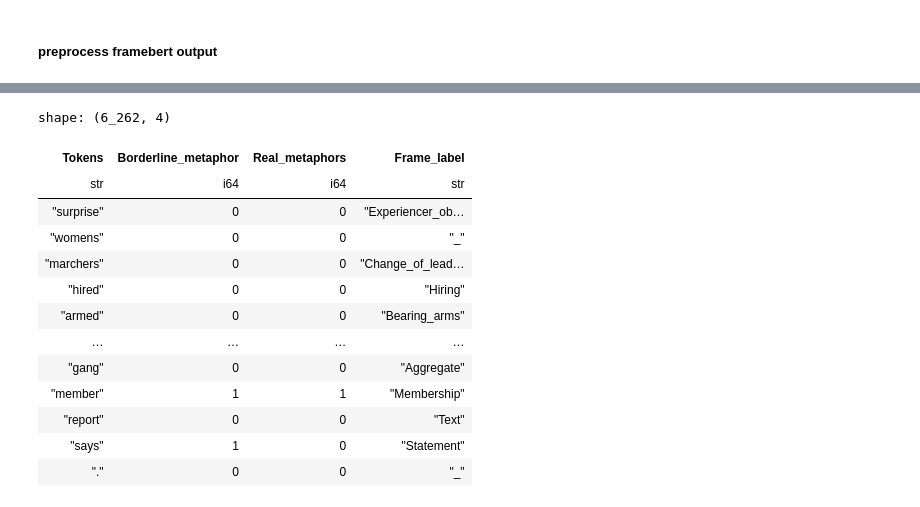
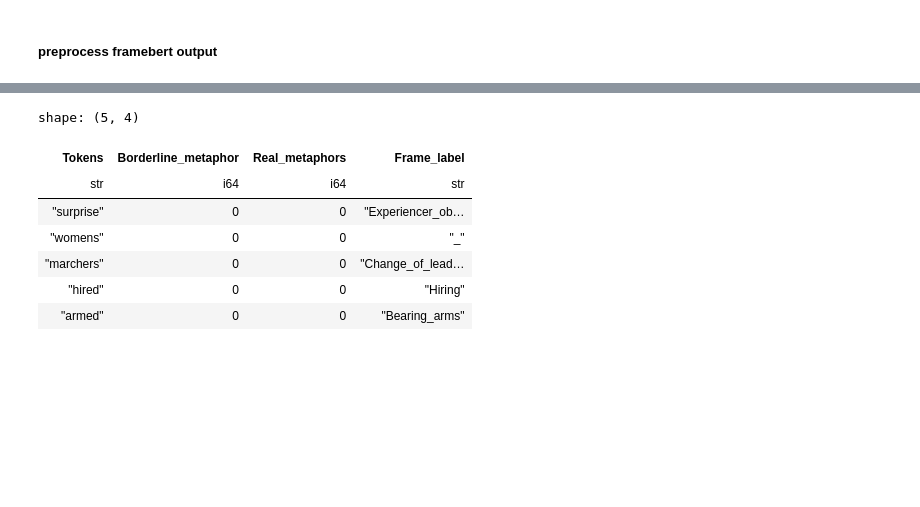
Before and after one commit to tatami-galaxy/sports-language-in-politics, a Jupyter notebook: experiments/notebooks/eval_political_posts_chatgpt.ipynb, the cells around one changed output, grey strips where cells are left out. Drawn from its saved outputs; the diff is of its cells as text; code cells hidden in the pictures; blank space fills up the shorter version.

```diff
--- a/experiments/notebooks/eval_political_posts_chatgpt.ipynb
+++ b/experiments/notebooks/eval_political_posts_chatgpt.ipynb
@@ -945,7 +945,7 @@ shape: (5, 6)
 #### FrameBERT filter on sem matching output
 # %%
 sem_df = pl.read_csv(data_dir+'sem_matching_responses_eval.csv')
-frame_df = pl.read_csv(data_dir+'sample_predictions_gpt_53.tsv', separator='\t')
+frame_df = pl.read_csv(data_dir+'sample_predictions_sem_match.tsv', separator='\t')
 # %% [markdown]
 ##### get unigram metaphors
 # %%
@@ -1011,19 +1000,12 @@ shape: (5, 6)
-# %%
-ids = responses_df['id'].to_list()
-gt = responses_df['id'].to_list()
-# %% [output]
-shape: (6_262, 4)
-| Tokens | Borderline_metaphor | Real_metaphors | Frame_label |
-| str | i64 | i64 | str |
-| "surprise" | 0 | 0 | "Experiencer_ob… |
-| "womens" | 0 | 0 | "_" |
-| "marchers" | 0 | 0 | "Change_of_lead… |
-| "hired" | 0 | 0 | "Hiring" |
-| "armed" | 0 | 0 | "Bearing_arms" |
-| … | … | … | … |
-| "gang" | 0 | 0 | "Aggregate" |
-| "member" | 1 | 1 | "Membership" |
-| "report" | 0 | 0 | "Text" |
-| "says" | 1 | 0 | "Statement" |
-| "." | 0 | 0 | "_" |
+# %%
+frame_df.head()
+# %% [output]
+shape: (5, 4)
+| Tokens | Borderline_metaphor | Real_metaphors | Frame_label |
+| str | i64 | i64 | str |
+| "surprise" | 0 | 0 | "Experiencer_ob… |
+| "womens" | 0 | 0 | "_" |
+| "marchers" | 0 | 0 | "Change_of_lead… |
+| "hired" | 0 | 0 | "Hiring" |
+| "armed" | 0 | 0 | "Bearing_arms" |
 # %%
```
Also changed, not shown: parts of 9 cells of this notebook.
